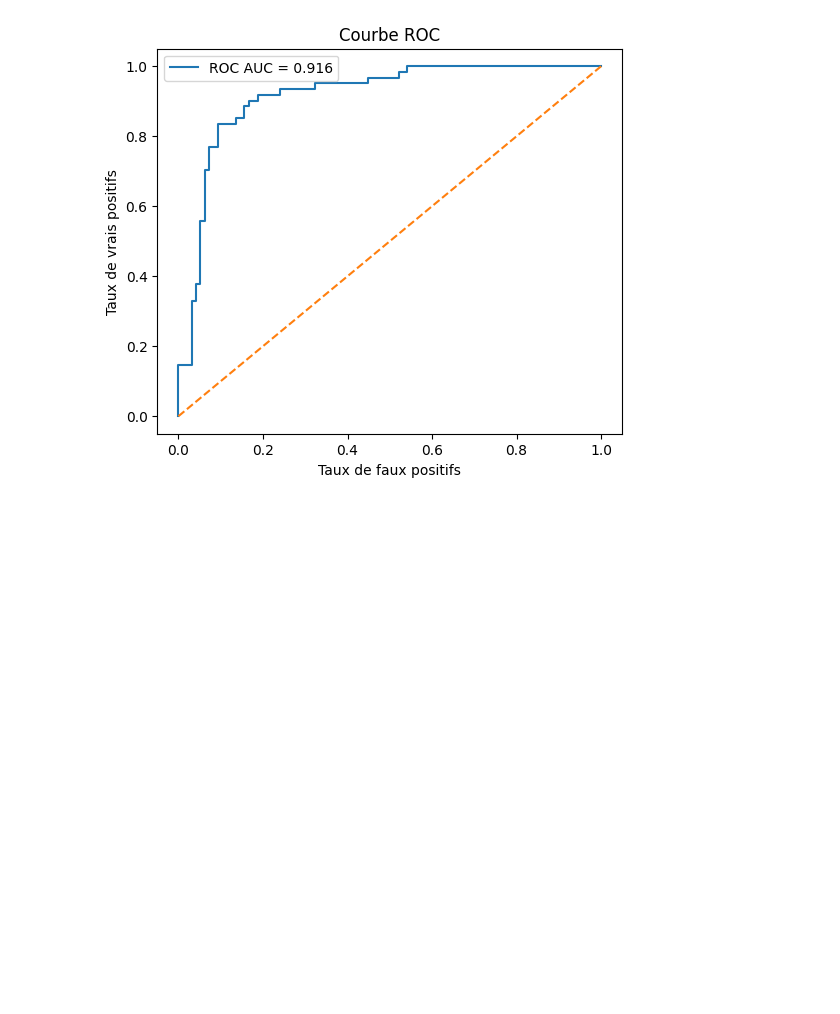
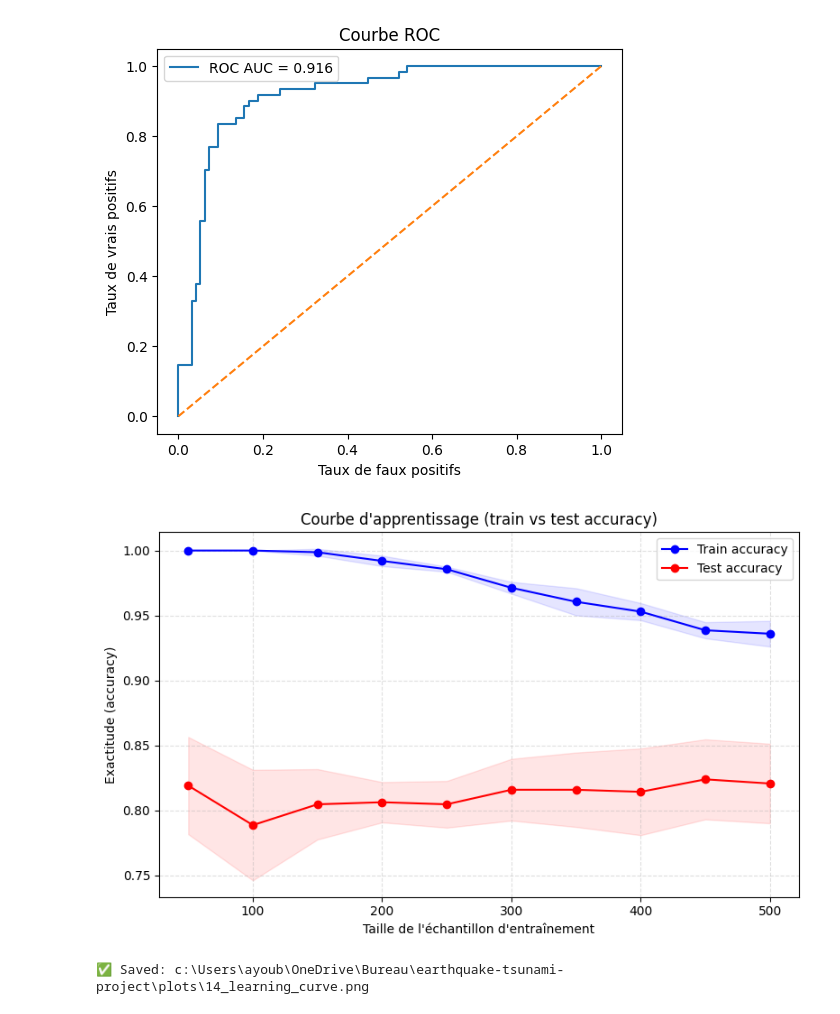
Before and after one commit to ayoub1999hannachi/earthquake-tsunami, a Jupyter notebook: notebooks/earthquake-tsunami.ipynb, the cells around one changed output. Cells and saved outputs as stored; diff of their text form; code cells hidden in the pictures; blank space fills up the shorter version.

Commit message:
feat: add learning curve to compare train and test accuracy for Random Forest
- Implemented learning_curve for model evaluation
- Plotted training vs test accuracy with confidence intervals

```diff
--- a/notebooks/earthquake-tsunami.ipynb
+++ b/notebooks/earthquake-tsunami.ipynb
@@ -239,3 +239,36 @@ plt.legend()
 # %% [output]
 <matplotlib.legend.Legend at 0x...>
 [figure]
+# %%
+from sklearn.model_selection import learning_curve
+
+# --- Generate learning curves (accuracy vs training size) ---
+train_sizes, train_scores, test_scores = learning_curve(
+    rf, X_train_scaled, y_train,
+    cv=5,
+    scoring='accuracy',
+    n_jobs=-1,
+    train_sizes=np.linspace(0.1, 1.0, 10),
+    random_state=42
+)
+
+# --- Compute mean and std ---
+train_mean = np.mean(train_scores, axis=1)
+train_std = np.std(train_scores, axis=1)
+test_mean = np.mean(test_scores, axis=1)
+test_std = np.std(test_scores, axis=1)
+
+# --- Plot ---
+fig = plt.figure(figsize=(8,5))
+plt.plot(train_sizes, train_mean, 'o-', color='blue', label='Train accuracy')
+plt.plot(train_sizes, test_mean, 'o-', color='red', label='Test accuracy')
+plt.fill_between(train_sizes, train_mean - train_std, train_mean + train_std, alpha=0.1, color='blue')
+plt.fill_between(train_sizes, test_mean - test_std, test_mean + test_std, alpha=0.1, color='red')
+plt.title("Courbe d'apprentissage (train vs test accuracy)")
+plt.xlabel("Taille de l'échantillon d'entraînement")
+plt.ylabel("Exactitude (accuracy)")
+plt.legend()
+plt.grid(True, linestyle='--', alpha=0.4)
+# %% [output]
+[figure, added]
+✅ Saved: c:\Users\ayoub\OneDrive\Bureau\earthquake-tsunami-project\plots\14_learning_curve.png
```
Also changed, not shown: 1 other file.
